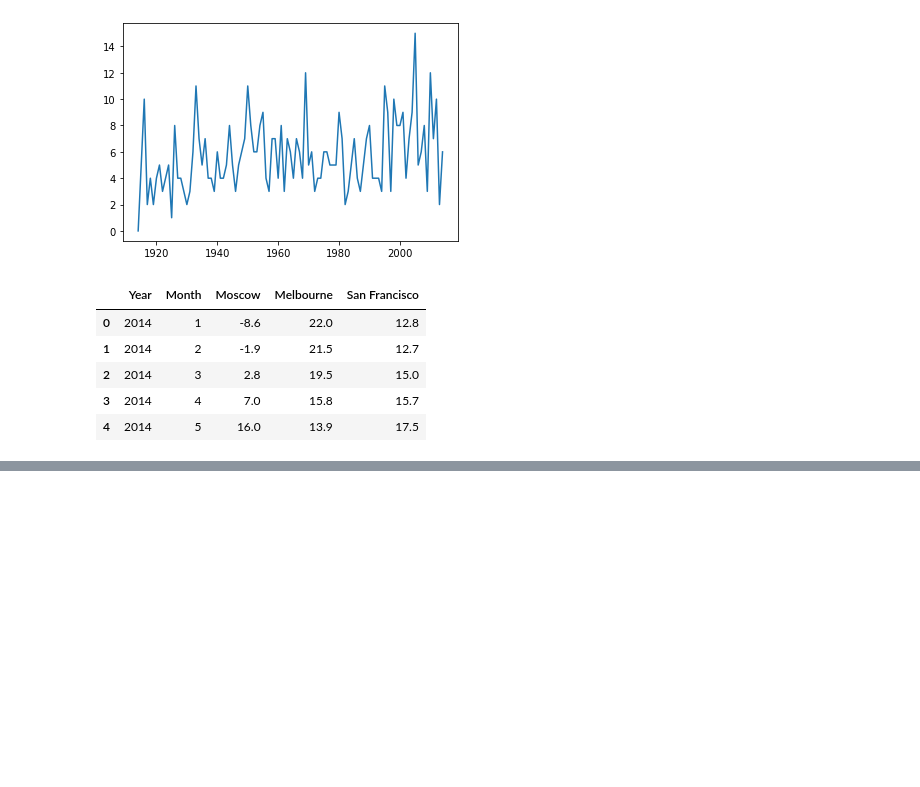
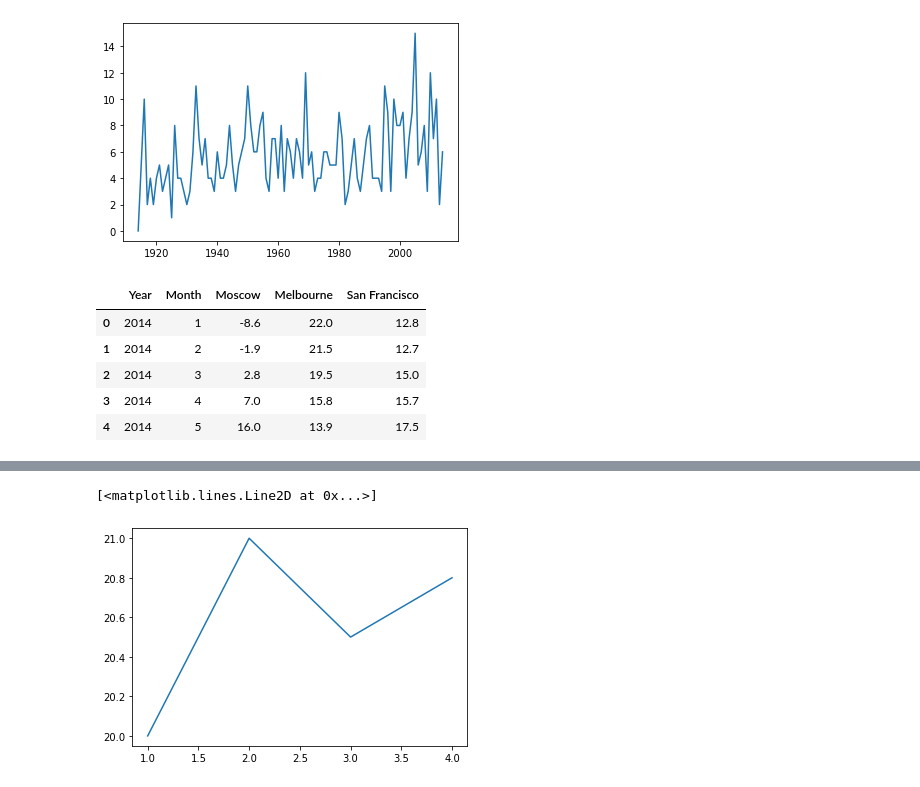
Before and after one commit to H4rsh4/Edureka_Python-Course, a Jupyter notebook: Day 4/Case Study 3/m4_cs3_sol.ipynb, the cells around one changed output, grey strips where cells are left out. Saved outputs shown, nothing was run; the diff lists cells and outputs as text; code cells hidden in the pictures; blank space fills up the shorter version.

```diff
--- a/Day 4/Case Study 3/m4_cs3_sol.ipynb
+++ b/Day 4/Case Study 3/m4_cs3_sol.ipynb
@@ -37,0 +52,8 @@ plt.hist([citytemps_df_raw.Moscow,
+# %%
+#Question 4:
+X = [1,2,3,4]
+Y = [20,21,20.5,20.8]
+plt.plot(X,Y)
+# %% [output]
+[<matplotlib.lines.Line2D at 0x...>]
+[figure, added]
```
Also changed, not shown: parts of 8 cells of this notebook, 5 other files.
